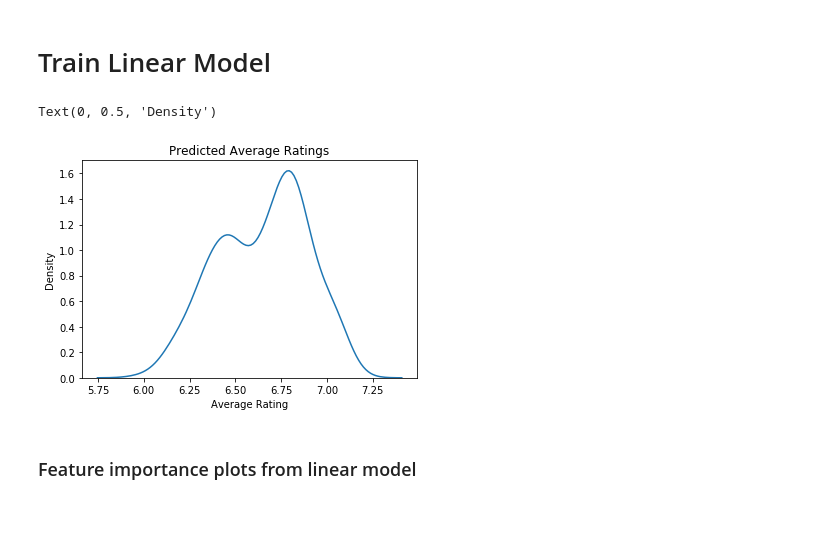
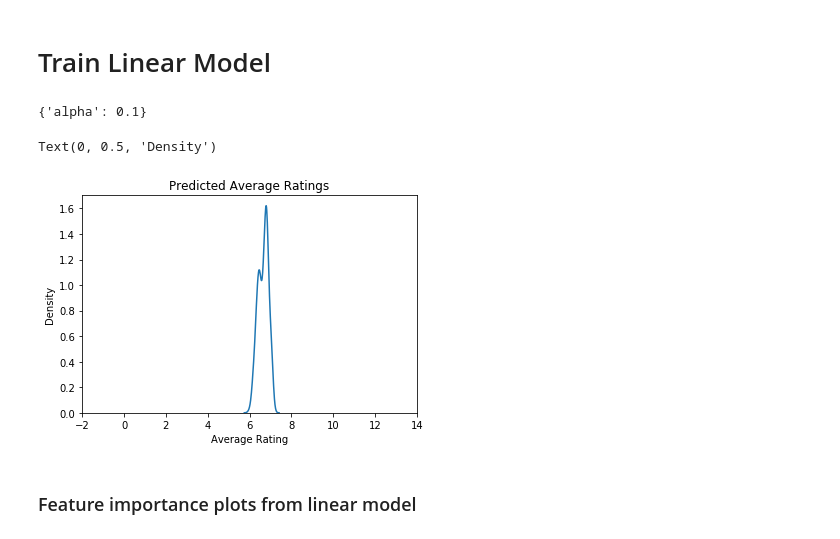
Before and after one commit to iamsusiep/slp2019, a Jupyter notebook: ML_notebook.ipynb, the cells around one changed output. Saved outputs shown, nothing was run; the diff lists cells and outputs as text; code cells hidden in the pictures.

```diff
--- a/ML_notebook.ipynb
+++ b/ML_notebook.ipynb
@@ -39,7 +39,7 @@ Successfully installed shap-0.32.1
 # third is their average ratings and num votes
 # fourth is basic film metadata
 youtubeIDs = pd.read_csv('/content/gdrive/My Drive/ml-youtube.csv') # https://grouplens.org/datasets/movielens/20m-youtube/
-links = pd.read_csv('/content/gdrive/My Drive/links.csv') # http://files.grouplens.org/datasets/movielens/ml-20m-README.html
+links = pd.read_csv('/content/gdrive/My Drive/movies_dataset_links.csv') # http://files.grouplens.org/datasets/movielens/ml-20m-README.html
 titleRatings = pd.read_csv('/content/gdrive/My Drive/title.ratings.tsv', sep='\t', usecols = ['tconst', 'numVotes', 'averageRating']) # https://datasets.imdbws.com/
 titleRatings['tconst'] = titleRatings['tconst'].str[2:].astype(int)
 titleBase = pd.read_csv('/content/gdrive/My Drive/title.basics.tsv', sep='\t', usecols = ['tconst', 'runtimeMinutes', 'genres']) # https://datasets.imdbws.com/
@@ -170,14 +170,19 @@ X_train_lasso = scaler.fit_transform(X_train_lm.loc[:, 'embed0':])
 X_test_lasso = scaler.transform(X_test_lm.loc[:, 'embed0':])
 grid_result = lm_clf.fit(X_train_lasso, y_train)
 best_params = grid_result.best_params_
+# %%
+best_params
+# %% [output]
+{'alpha': 0.1}
 # %%
 sns.kdeplot(lm_clf.predict(X_test_lasso))
+plt.xticks([2* i for i in range(-1, 8)])
 plt.title('Predicted Average Ratings')
 plt.xlabel('Average Rating')
 plt.ylabel('Density')
 # %% [output]
 Text(0, 0.5, 'Density')
-[figure, old version]
+[figure, new version]
 # %% [markdown]
 ### Feature importance plots from linear model
 # %%
```
Also changed, not shown: parts of 3 cells of this notebook.
